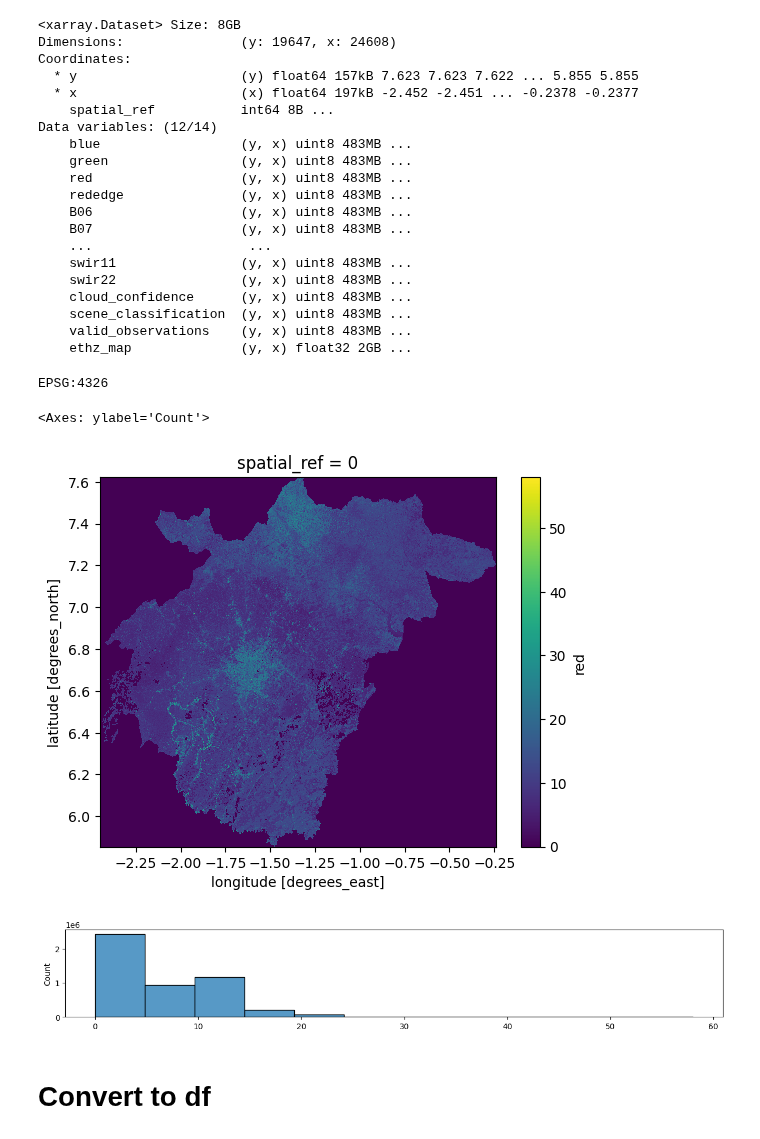
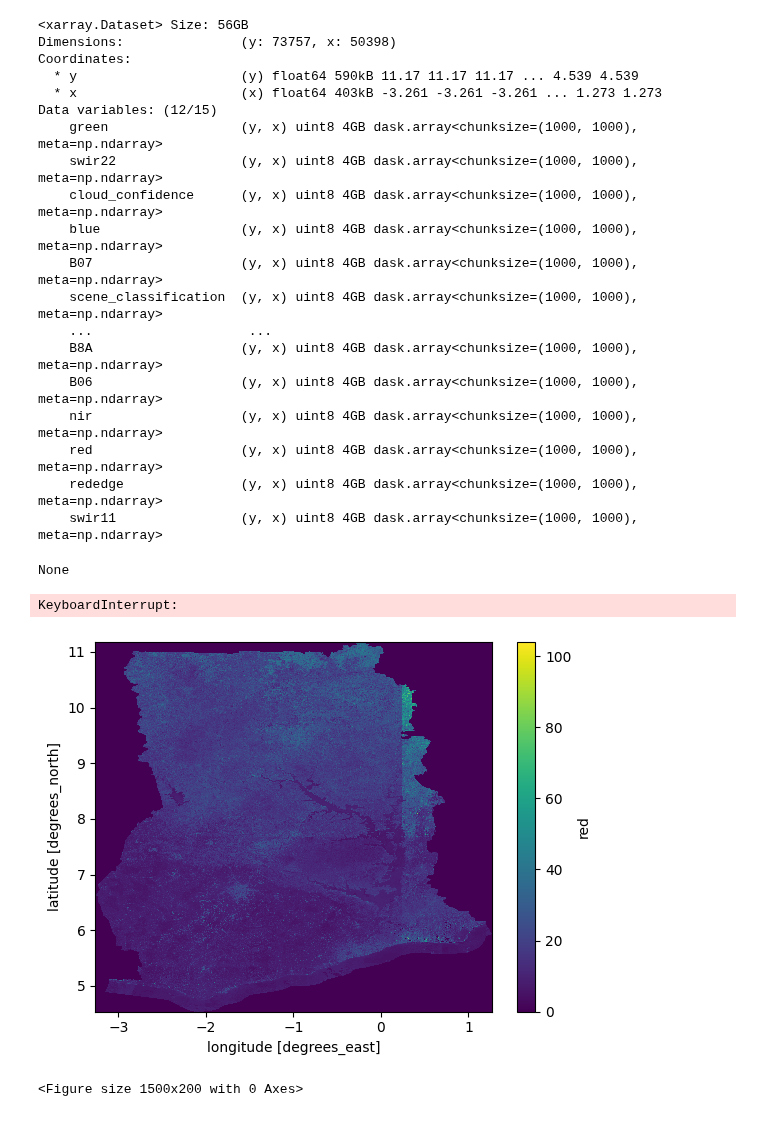
Before and after one commit to arthurgassner-synotis/forestero-skymap-poc, a Jupyter notebook: nb/01-features.ipynb, the cells around one changed output. Saved outputs shown, nothing was run; the diff lists cells and outputs as text; code cells hidden in the pictures.

```diff
--- a/nb/01-features.ipynb
+++ b/nb/01-features.ipynb
@@ -11,42 +11,41 @@ import seaborn as sns
 from scipy.ndimage import median_filter, minimum_filter, maximum_filter, uniform_filter
 from tqdm import tqdm
 # %%
-ds = xr.open_dataset("../data/silver/ashanti-2021.nc", decode_coords="all")
+ds = xr.open_zarr("../data/silver/ghana-2022.zarr", mask_and_scale=False, consolidated=False)
 print(ds)
 # %% [output]
-<xarray.Dataset> Size: 8GB
-Dimensions:               (y: 19647, x: 24608)
+<xarray.Dataset> Size: 56GB
+Dimensions:               (y: 73757, x: 50398)
 Coordinates:
-  * y                     (y) float64 157kB 7.623 7.623 7.622 ... 5.855 5.855
-  * x                     (x) float64 197kB -2.452 -2.451 ... -0.2378 -0.2377
-    spatial_ref           int64 8B ...
-Data variables: (12/14)
-    blue                  (y, x) uint8 483MB ...
-    green                 (y, x) uint8 483MB ...
-    red                   (y, x) uint8 483MB ...
-    rededge               (y, x) uint8 483MB ...
-    B06                   (y, x) uint8 483MB ...
-    B07                   (y, x) uint8 483MB ...
+  * y                     (y) float64 590kB 11.17 11.17 11.17 ... 4.539 4.539
+  * x                     (x) float64 403kB -3.261 -3.261 -3.261 ... 1.273 1.273
+Data variables: (12/15)
+    green                 (y, x) uint8 4GB dask.array<chunksize=(1000, 1000), meta=np.ndarray>
+    swir22                (y, x) uint8 4GB dask.array<chunksize=(1000, 1000), meta=np.ndarray>
+    cloud_confidence      (y, x) uint8 4GB dask.array<chunksize=(1000, 1000), meta=np.ndarray>
+    blue                  (y, x) uint8 4GB dask.array<chunksize=(1000, 1000), meta=np.ndarray>
+    B07                   (y, x) uint8 4GB dask.array<chunksize=(1000, 1000), meta=np.ndarray>
+    scene_classification  (y, x) uint8 4GB dask.array<chunksize=(1000, 1000), meta=np.ndarray>
     ...                    ...
-    swir11                (y, x) uint8 483MB ...
-    swir22                (y, x) uint8 483MB ...
-    cloud_confidence      (y, x) uint8 483MB ...
-    scene_classification  (y, x) uint8 483MB ...
-    valid_observations    (y, x) uint8 483MB ...
-    ethz_map              (y, x) float32 2GB ...
+    B8A                   (y, x) uint8 4GB dask.array<chunksize=(1000, 1000), meta=np.ndarray>
+    B06                   (y, x) uint8 4GB dask.array<chunksize=(1000, 1000), meta=np.ndarray>
+    nir                   (y, x) uint8 4GB dask.array<chunksize=(1000, 1000), meta=np.ndarray>
+    red                   (y, x) uint8 4GB dask.array<chunksize=(1000, 1000), meta=np.ndarray>
+    rededge               (y, x) uint8 4GB dask.array<chunksize=(1000, 1000), meta=np.ndarray>
+    swir11                (y, x) uint8 4GB dask.array<chunksize=(1000, 1000), meta=np.ndarray>
 # %%
 # Check CRS and resolution
 print(ds.rio.crs)
 
 # Downsample & plot
-step = 10
-ds_small = ds.isel(y=slice(None, None, step), x=slice(None, None, step))
-ds_small.red.plot()
+step = 100
+red_small_ds = ds.red.isel(y=slice(None, None, step), x=slice(None, None, step))
+red_small_ds.plot()
 
 plt.figure(figsize=(15,2))
-sns.histplot(ds_small.red.values.ravel(), binwidth=5)
+sns.histplot(red_small_ds.values.ravel(), binwidth=5)
 # %% [output]
-EPSG:4326
+None
-<Axes: ylabel='Count'>
+KeyboardInterrupt:
-[figure, old version]
+[figure, new version]
-[figure, removed]
+<Figure size 1500x200 with 0 Axes>
@@ -57,2 +51,0 @@ ds = ds.isel(y=slice(None, None, step), x=slice(None, None, step))
-# %% [markdown]
-# Convert to df
```
Also changed, not shown: parts of 7 cells of this notebook, 5 other files.
